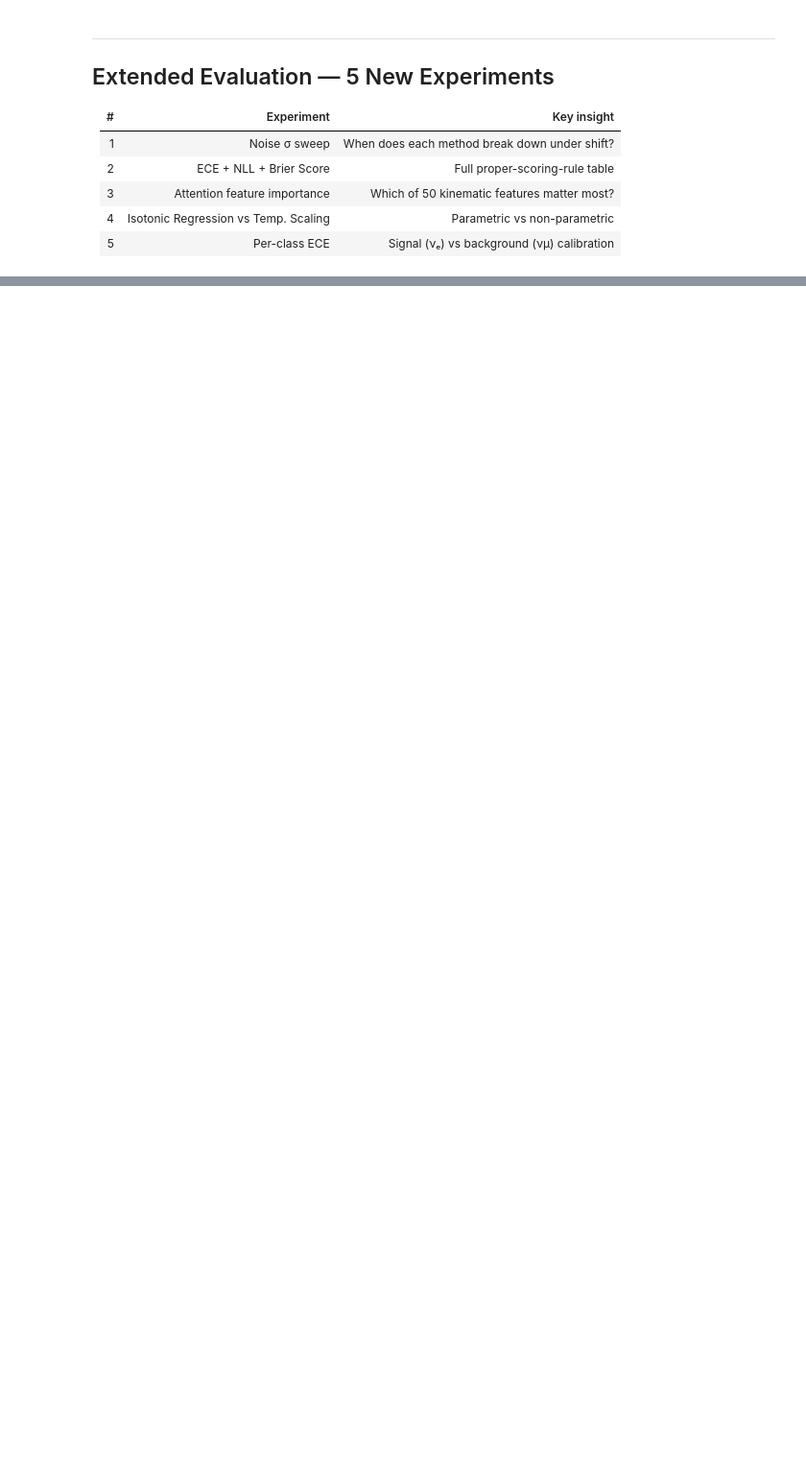
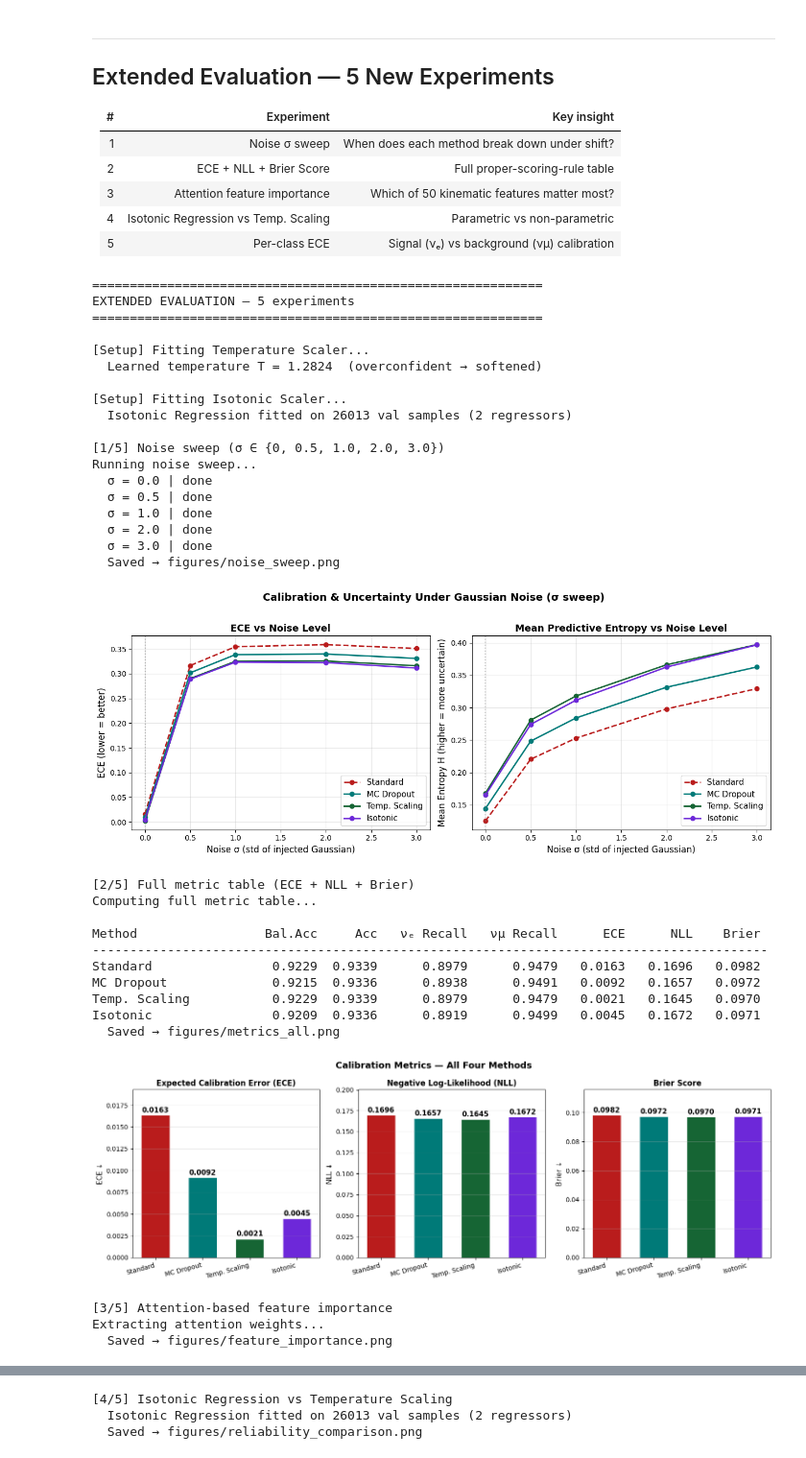
Before and after one commit to nadaibrahim-png/Transformers_UQ, a Jupyter notebook: experiment_calibration.ipynb, the cells around one changed output, grey strips where cells are left out. Shown at 96% size. Saved outputs shown, nothing was run; the diff lists cells and outputs as text; code cells hidden in the pictures; blank space fills up the shorter version.

```diff
--- a/experiment_calibration.ipynb
+++ b/experiment_calibration.ipynb
@@ -244,10 +261,44 @@ print("Done — check your browser's downloads folder.")
 # %%
 # ── CELL 13: Run all 5 extended experiments ───────────────────────────────────
 from evaluation.extended_evaluation import run_all_extended
 
 ext_results = run_all_extended(
     model       = model,
-    val_loader  = val_loader,
-    test_loader = test_loader,
+    val_loader  = loaders["val"],
+    test_loader = loaders["test"],
     figure_dir  = config.FIGURES_DIR,
 )
+# %% [output]
+============================================================
+EXTENDED EVALUATION — 5 experiments
+============================================================
+
+[Setup] Fitting Temperature Scaler...
+  Learned temperature T = 1.2824  (overconfident → softened)
+
+[Setup] Fitting Isotonic Scaler...
+  Isotonic Regression fitted on 26013 val samples (2 regressors)
+
+[1/5] Noise sweep (σ ∈ {0, 0.5, 1.0, 2.0, 3.0})
+Running noise sweep...
+  σ = 0.0 | done
+  σ = 0.5 | done
+  σ = 1.0 | done
+  σ = 2.0 | done
+  σ = 3.0 | done
+  Saved → figures/noise_sweep.png
+[figure, added]
+[2/5] Full metric table (ECE + NLL + Brier)
+Computing full metric table...
+
+Method                 Bal.Acc     Acc   νₑ Recall   νμ Recall      ECE      NLL    Brier
+------------------------------------------------------------------------------------------
+Standard                0.9229  0.9339      0.8979      0.9479   0.0163   0.1696   0.0982
+MC Dropout              0.9215  0.9336      0.8938      0.9491   0.0092   0.1657   0.0972
+Temp. Scaling           0.9229  0.9339      0.8979      0.9479   0.0021   0.1645   0.0970
+Isotonic                0.9209  0.9336      0.8919      0.9499   0.0045   0.1672   0.0971
+  Saved → figures/metrics_all.png
+[figure, added]
+[3/5] Attention-based feature importance
+Extracting attention weights...
+  Saved → figures/feature_importance.png
@@ -253,0 +306,3 @@ ext_results = run_all_extended(
+[4/5] Isotonic Regression vs Temperature Scaling
+  Isotonic Regression fitted on 26013 val samples (2 regressors)
+  Saved → figures/reliability_comparison.png
```
Also changed, not shown: parts of 8 cells of this notebook.
